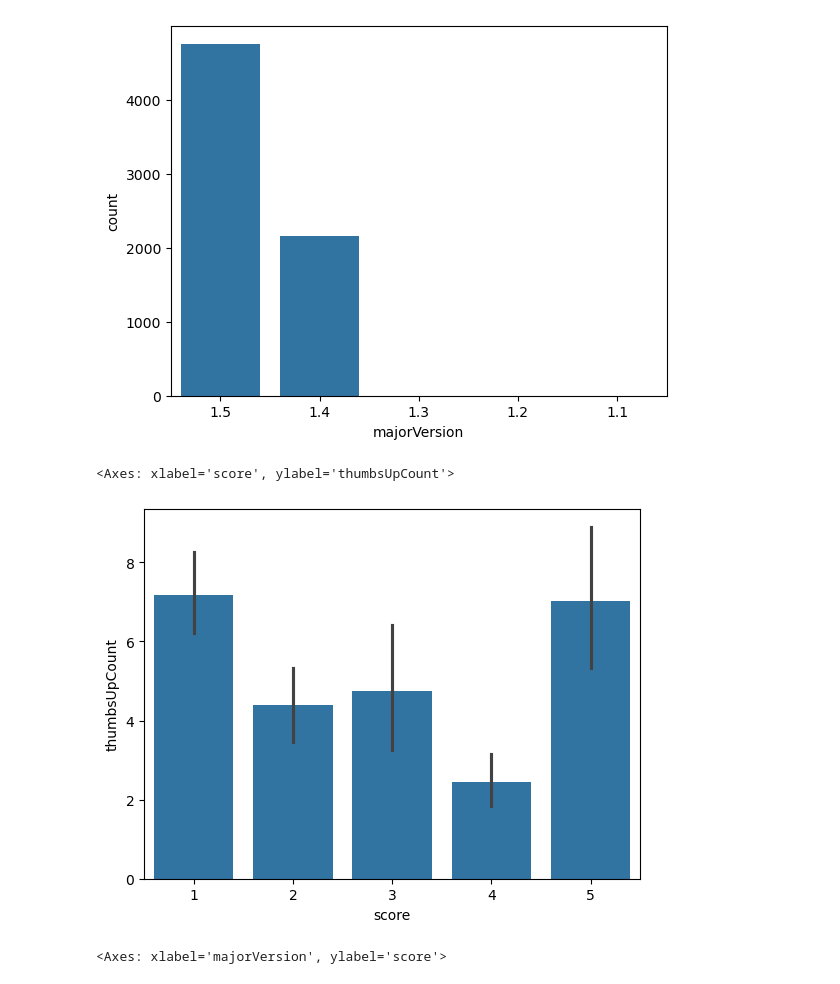
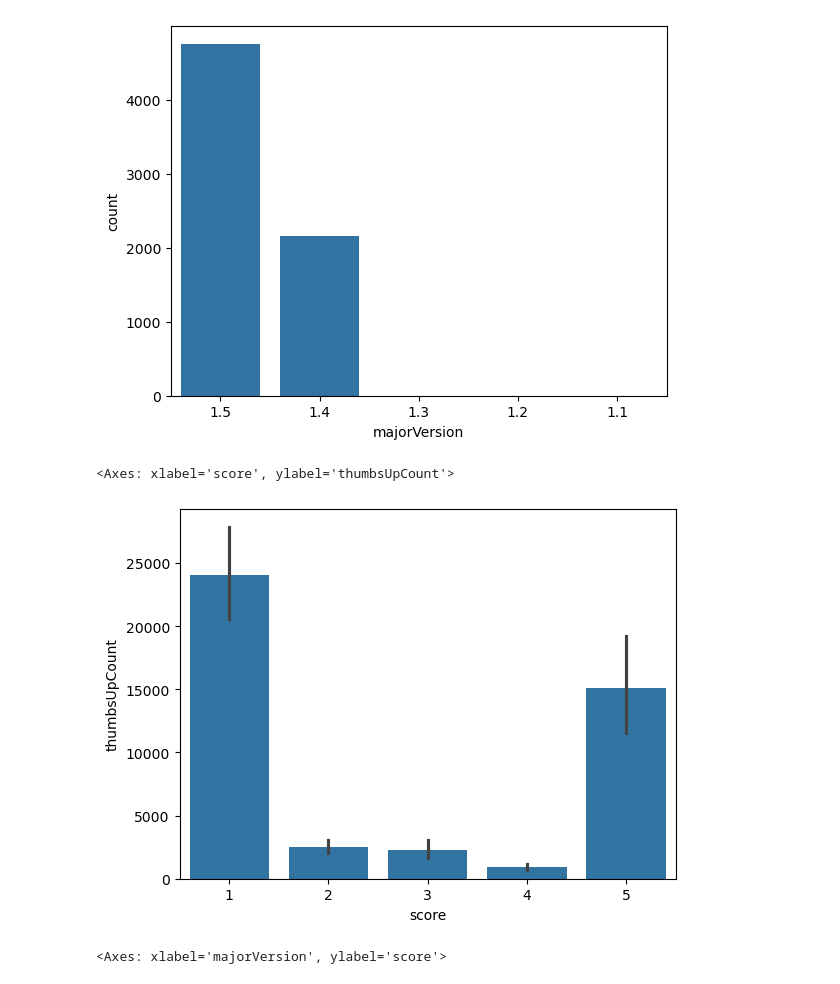
Before and after one commit to WayanArdike/gopay, a Jupyter notebook: study-case-gopay.ipynb, the cells around one changed output. Drawn from its saved outputs; the diff is of its cells as text; code cells hidden in the pictures.

```diff
--- a/study-case-gopay.ipynb
+++ b/study-case-gopay.ipynb
@@ -150,10 +187,10 @@ sns.countplot(data=data, x='majorVersion')
 <Axes: xlabel='majorVersion', ylabel='count'>
 [figure]
 # %%
-sns.barplot(data=data, x='score', y='thumbsUpCount')
+sns.barplot(data=data, x='score', y='thumbsUpCount', estimator="sum")
 # %% [output]
 <Axes: xlabel='score', ylabel='thumbsUpCount'>
-[figure, old version]
+[figure, new version]
 # %%
 sns.barplot(data=data, x='majorVersion', y='score')
 # %% [output]
```
Also changed, not shown: parts of 48 cells of this notebook.
